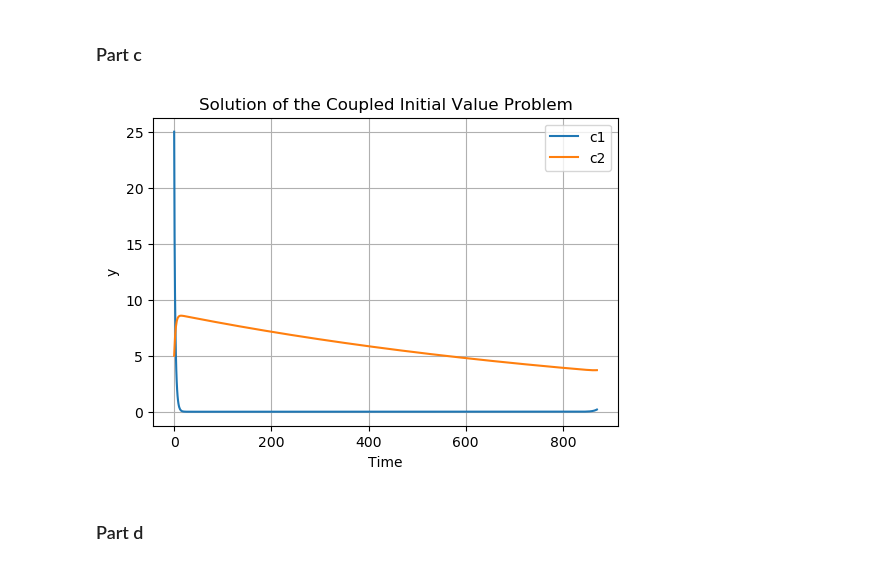
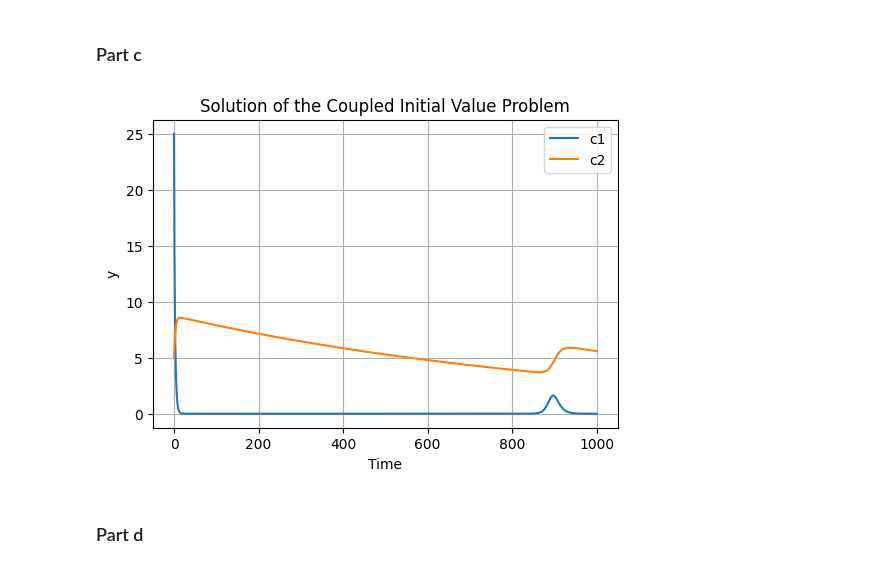
Before and after one commit to Mani0237/Prelims, a Jupyter notebook: 2023/sachin_Q3.ipynb, the cells around one changed output. Drawn from its saved outputs; the diff is of its cells as text; code cells hidden in the pictures.

```diff
--- a/2023/sachin_Q3.ipynb
+++ b/2023/sachin_Q3.ipynb
@@ -60,25 +60,25 @@ plt.show()
 # %%
 def ivp_2(t,c):
     dc1dt = 0.5 * c[0] * (1.0 - 0.05 * c[0]) - 0.1 * c[0] * c[1]
     dc2dt = 0.01 * c[0] * c[1] - 0.001 * c[1]
     return [dc1dt, dc2dt]
 
 c0 = [25, 5]
 ti = 0
-tf = 870
+tf = 1000
 sol = solve_ivp(ivp_2, [ti, tf], c0, method='RK45', t_eval=np.linspace(ti, tf, 1000))
 
 plt.figure(figsize=(6, 4))
 plt.plot(sol.t, (sol.y[0]), label='c1')
 plt.plot(sol.t, (sol.y[1]), label='c2')
 plt.title('Solution of the Coupled Initial Value Problem')
 plt.xlabel('Time')
 plt.ylabel('y')
 plt.grid(True)
 plt.legend()
 plt.show()
 # %% [output]
-[figure, old version]
+[figure, new version]
 # %% [markdown]
 ### Part d
 # %%
```
Also changed, not shown: parts of 2 cells of this notebook, 2 other files.
